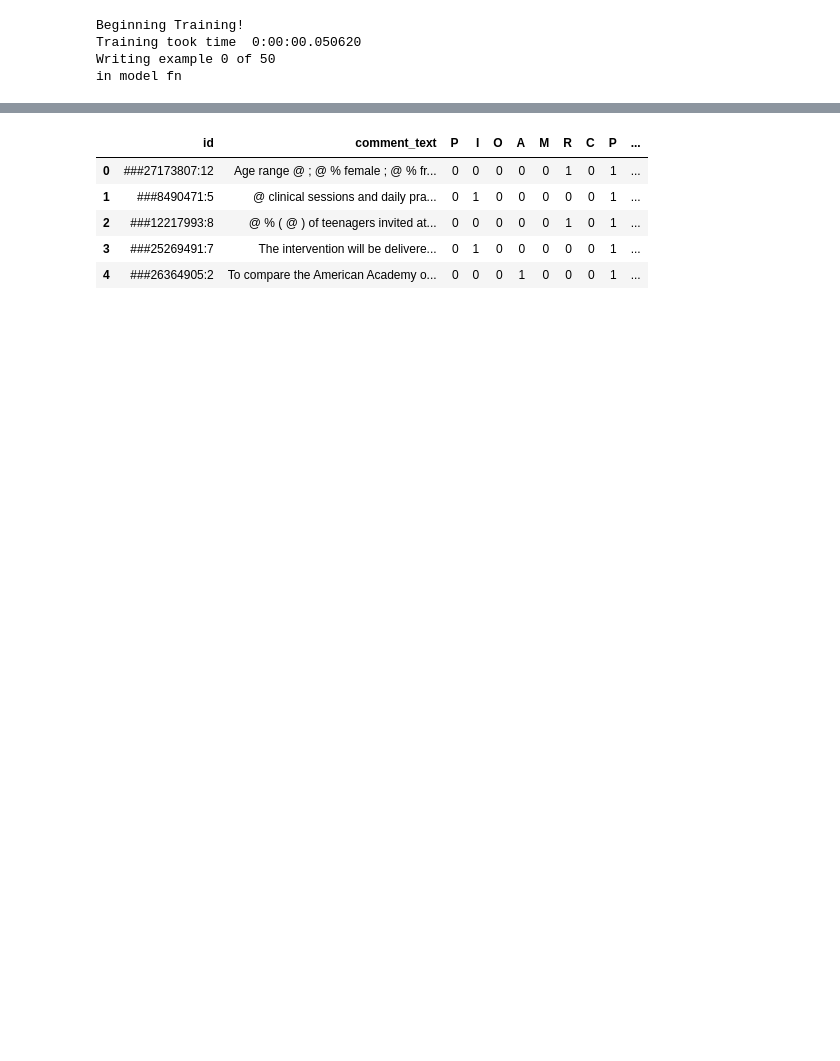
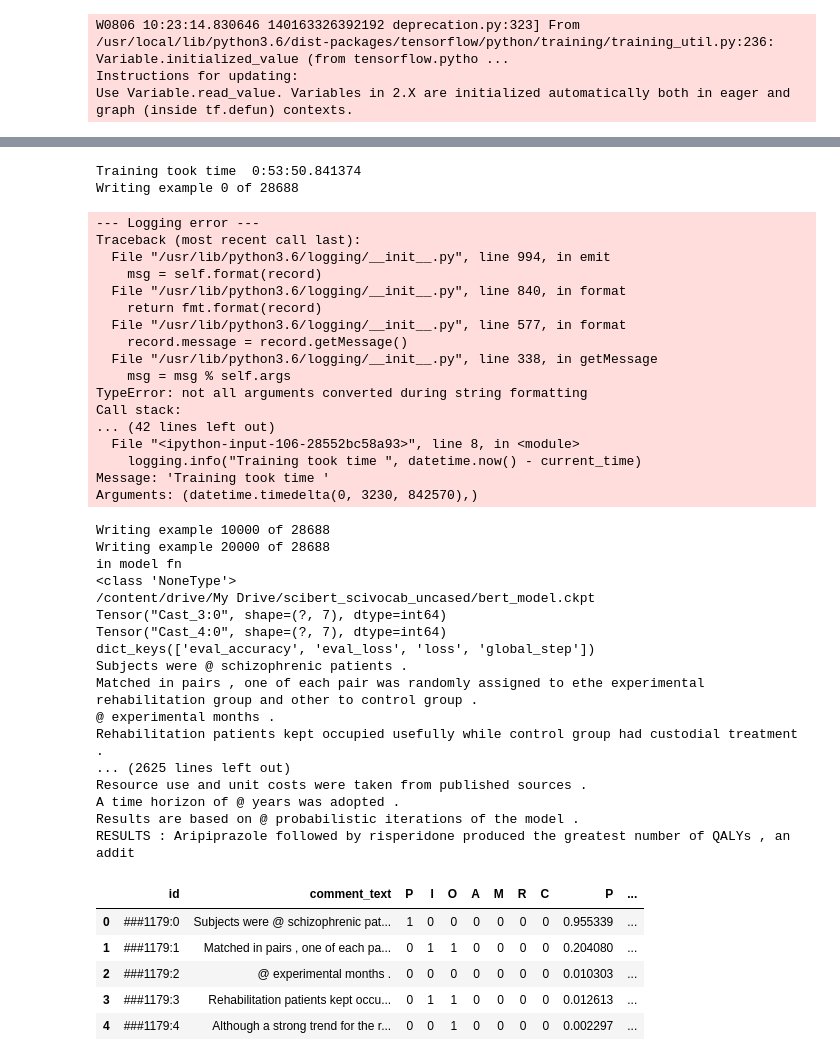
Before and after one commit to L-ENA/LSTM-PICO-Detection, a Jupyter notebook: finetune.ipynb, the cells around one changed output, grey strips where cells are left out. Saved outputs shown, nothing was run; the diff lists cells and outputs as text; code cells hidden in the pictures; blank space fills up the shorter version.

```diff
--- a/finetune.ipynb
+++ b/finetune.ipynb
@@ -893,12 +938,13 @@ building model...
 # %%
 ##########################Train
 
-print(f'Beginning Training!')
-logging.info('Running training')
-current_time = datetime.now()
-estimator.train(input_fn=train_input_fn, max_steps=num_train_steps)
-print("Training took time ", datetime.now() - current_time)
-logging.info("Training took time ", datetime.now() - current_time)
+if MODE=='FINETUNE':
+    print(f'Beginning Training!')
+    logging.info('Running training')
+    current_time = datetime.now()
+    estimator.train(input_fn=train_input_fn, max_steps=num_train_steps)
+    print("Training took time ", datetime.now() - current_time)
+    logging.info("Training took time ", datetime.now() - current_time)
 
 eval_file = os.path.join(OUTPUT_DIR, "eval.tf_record")
 #filename = Path(train_file)
@@ -918,7 +964,7 @@ eval_input_fn = file_based_input_fn_builder(
     drop_remainder=False)
 
 result = estimator.evaluate(input_fn=eval_input_fn, steps=eval_steps)
-#print(result['prec1'])
+print(result.keys())
 output_eval_file = os.path.join(OUTPUT_DIR, "eval_results.txt")
 with tf.gfile.GFile(output_eval_file, "w") as writer:
     tf.logging.info("***** Eval results *****")###tf.logging.info("***** Eval results *****")
@@ -930,7 +976,7 @@ with tf.gfile.GFile(output_eval_file, "w") as writer:
 
 
 
-x_test = test[:70] #testing a small sample
+x_test = test #testing a small sample
 x_test = x_test.reset_index(drop=True)
 predict_examples = create_examples(x_test,False)#first step: get data that is to be tested
 
@@ -945,19 +991,20 @@ current_time = datetime.now()
 predict_input_fn = input_fn_builder(features=test_features, seq_length=MAX_SEQ_LENGTH, is_training=False, drop_remainder=False)
 predictions = estimator.predict(predict_input_fn)
 print("Prediction took time ", datetime.now() - current_time)
-logging.info("Prediction took time ", datetime.now() - current_time)
+#logging.info("Prediction took time ", datetime.now() - current_time)
 
 output_df = create_output(predictions, LABEL_COLUMNS)
+output_df.to_pickle(os.path.join(OUTPUT_DIR, 'predictionsCSZG.df'))#save predictions
+
 merged_df =  pd.concat([x_test, output_df], axis=1)
-print(merged_df[['comment_text']])
+#print(merged_df[['comment_text']])
 #submission = merged_df.drop(['comment_text'], axis=1)#drop orig sent data
-merged_df.to_csv(os.path.join(OUTPUT_DIR, "results.csv"), index=False)
+merged_df.to_csv(os.path.join(OUTPUT_DIR, "resultsCSZG.csv"), index=False)
 logging.info('merged df:')
 for i in range(6):
     logging.info(str(merged_df.loc[i].to_csv(header=None, index=False).strip('\n').split('\n')))
 merged_df.head()
 # %% [output]
-Beginning Training!
-Training took time  0:00:00.050620
-Writing example 0 of 50
-in model fn
+W0806 10:23:14.830646 140163326392192 deprecation.py:323] From /usr/local/lib/python3.6/dist-packages/tensorflow/python/training/training_util.py:236: Variable.initialized_value (from tensorflow.pytho ...
+Instructions for updating:
+Use Variable.read_value. Variables in 2.X are initialized automatically both in eager and graph (inside tf.defun) contexts.
@@ -1032,6 +1030,42 @@ mode: infer probabilities: Tensor("loss/Cast:0", shape=(?, 7), dtype=int64)
+Training took time  0:53:50.841374
+Writing example 0 of 28688
+--- Logging error ---
+Traceback (most recent call last):
+  File "/usr/lib/python3.6/logging/__init__.py", line 994, in emit
+    msg = self.format(record)
+  File "/usr/lib/python3.6/logging/__init__.py", line 840, in format
+    return fmt.format(record)
+  File "/usr/lib/python3.6/logging/__init__.py", line 577, in format
+    record.message = record.getMessage()
+  File "/usr/lib/python3.6/logging/__init__.py", line 338, in getMessage
+    msg = msg % self.args
+TypeError: not all arguments converted during string formatting
+Call stack:
+... (42 lines left out)
+  File "<ipython-input-106-28552bc58a93>", line 8, in <module>
+    logging.info("Training took time ", datetime.now() - current_time)
+Message: 'Training took time '
+Arguments: (datetime.timedelta(0, 3230, 842570),)
+Writing example 10000 of 28688
+Writing example 20000 of 28688
+in model fn
+<class 'NoneType'>
+/content/drive/My Drive/scibert_scivocab_uncased/bert_model.ckpt
+Tensor("Cast_3:0", shape=(?, 7), dtype=int64)
+Tensor("Cast_4:0", shape=(?, 7), dtype=int64)
+dict_keys(['eval_accuracy', 'eval_loss', 'loss', 'global_step'])
+Subjects were @ schizophrenic patients .
+Matched in pairs , one of each pair was randomly assigned to ethe experimental rehabilitation group and other to control group .
+@ experimental months .
+Rehabilitation patients kept occupied usefully while control group had custodial treatment .
+... (2625 lines left out)
+Resource use and unit costs were taken from published sources .
+A time horizon of @ years was adopted .
+Results are based on @ probabilistic iterations of the model .
+RESULTS : Aripiprazole followed by risperidone produced the greatest number of QALYs , an addit
 |  | id | comment_text | P | I | O | A | M | R | C | P | ... |
-| 0 | ###27173807:12 | Age range @ ; @ % female ; @ % fr... | 0 | 0 | 0 | 0 | 0 | 1 | 0 | 1 | ... |
-| 1 | ###8490471:5 | @ clinical sessions and daily pra... | 0 | 1 | 0 | 0 | 0 | 0 | 0 | 1 | ... |
-| 2 | ###12217993:8 | @ % ( @ ) of teenagers invited at... | 0 | 0 | 0 | 0 | 0 | 1 | 0 | 1 | ... |
-| 3 | ###25269491:7 | The intervention will be delivere... | 0 | 1 | 0 | 0 | 0 | 0 | 0 | 1 | ... |
-| 4 | ###26364905:2 | To compare the American Academy o... | 0 | 0 | 0 | 1 | 0 | 0 | 0 | 1 | ... |
+| 0 | ###1179:0 | Subjects were @ schizophrenic pat... | 1 | 0 | 0 | 0 | 0 | 0 | 0 | 0.955339 | ... |
+| 1 | ###1179:1 | Matched in pairs , one of each pa... | 0 | 1 | 1 | 0 | 0 | 0 | 0 | 0.204080 | ... |
+| 2 | ###1179:2 | @ experimental months . | 0 | 0 | 0 | 0 | 0 | 0 | 0 | 0.010303 | ... |
+| 3 | ###1179:3 | Rehabilitation patients kept occu... | 0 | 1 | 1 | 0 | 0 | 0 | 0 | 0.012613 | ... |
+| 4 | ###1179:4 | Although a strong trend for the r... | 0 | 0 | 1 | 0 | 0 | 0 | 0 | 0.002297 | ... |
```
Also changed, not shown: parts of 9 cells of this notebook.
